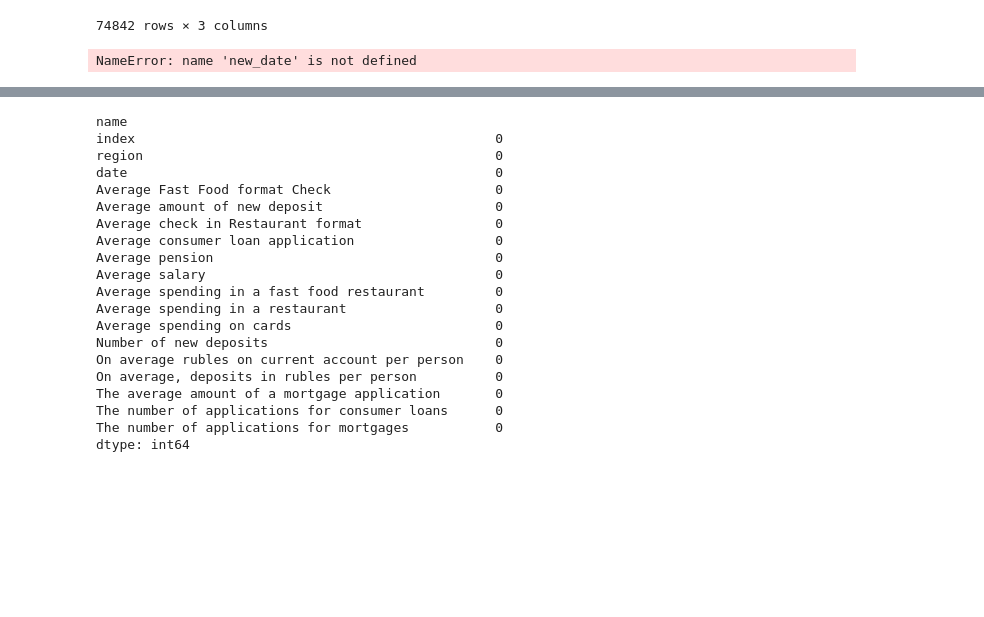
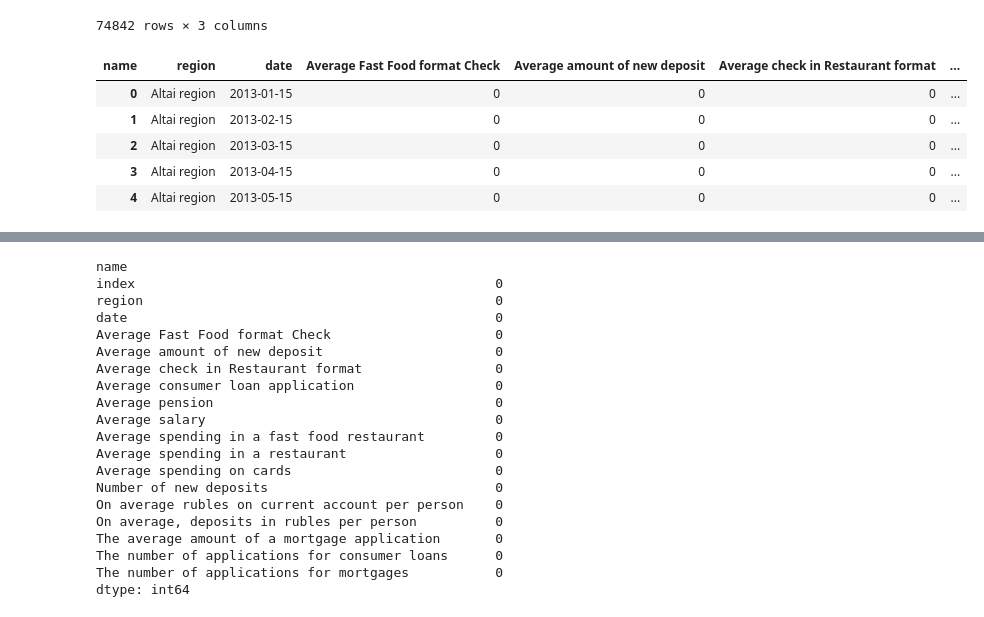
Before and after one commit to vinogrartati/sberbank_dataset, a Jupyter notebook: sberbank_dataset.ipynb, the cells around one changed output, grey strips where cells are left out. Cells and saved outputs as stored; diff of their text form; code cells hidden in the pictures; blank space fills up the shorter version.

```diff
--- a/sberbank_dataset.ipynb
+++ b/sberbank_dataset.ipynb
@@ -71,9 +95,14 @@ data
 | Yaroslavskaya oblast | Average spending in a restaurant | 2018-10-15 | 1181 |
 | Yaroslavskaya oblast | Average spending in a restaurant | 2018-11-15 | 1184 |
 74842 rows × 3 columns
-# %%
-new_data = new_date.resample("1y").mean()
-# %% [output]
-NameError: name 'new_date' is not defined
+# %%
+new.head()
+# %% [output]
+| name | region | date | Average Fast Food format Check | Average amount of new deposit | Average check in Restaurant format | ... |
+| 0 | Altai region | 2013-01-15 | 0 | 0 | 0 | ... |
+| 1 | Altai region | 2013-02-15 | 0 | 0 | 0 | ... |
+| 2 | Altai region | 2013-03-15 | 0 | 0 | 0 | ... |
+| 3 | Altai region | 2013-04-15 | 0 | 0 | 0 | ... |
+| 4 | Altai region | 2013-05-15 | 0 | 0 | 0 | ... |
 # %%
 new = data.pivot_table(index=["region", "date"], columns="name", values="value", aggfunc="mean", fill_value=0).reset_index()
```
Also changed, not shown: parts of 18 cells of this notebook.
